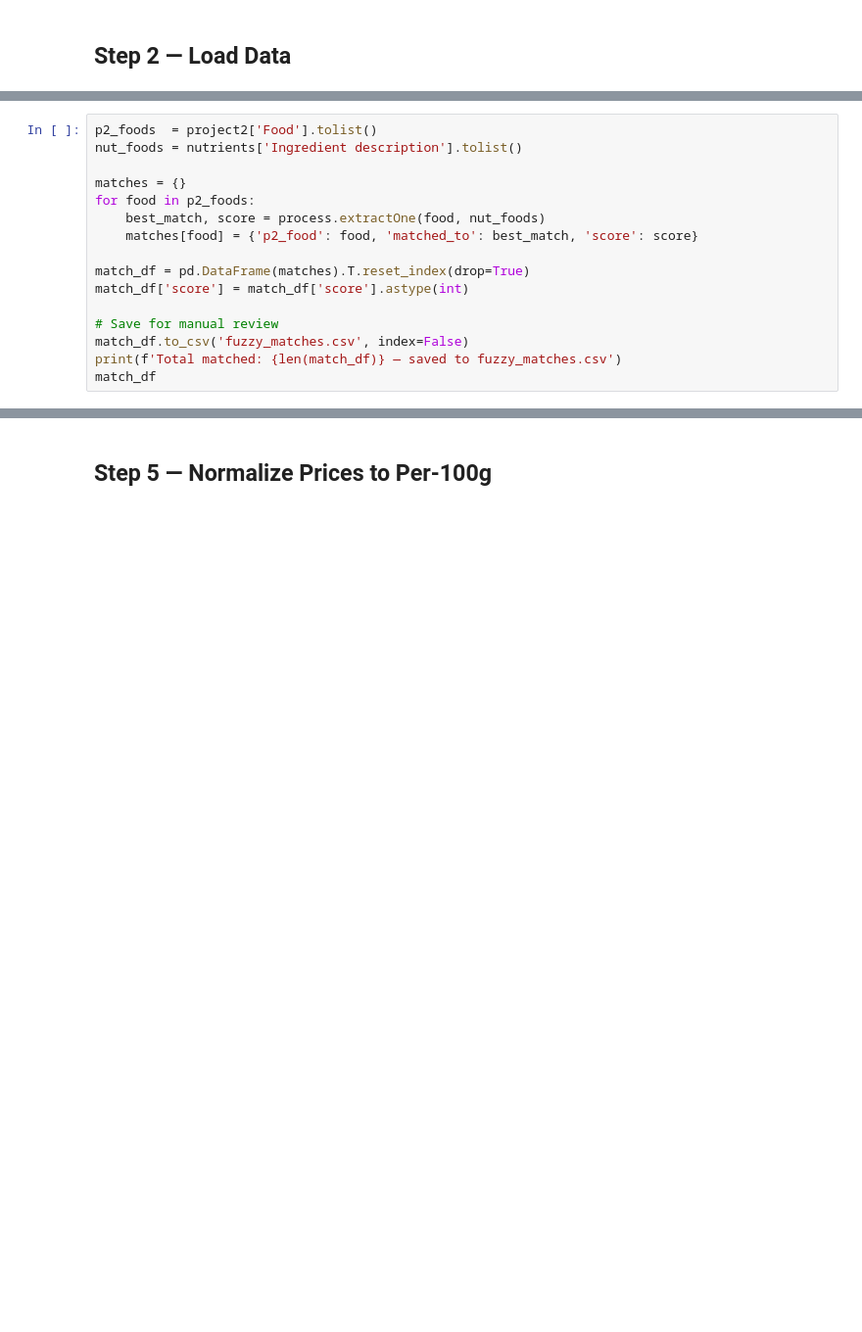
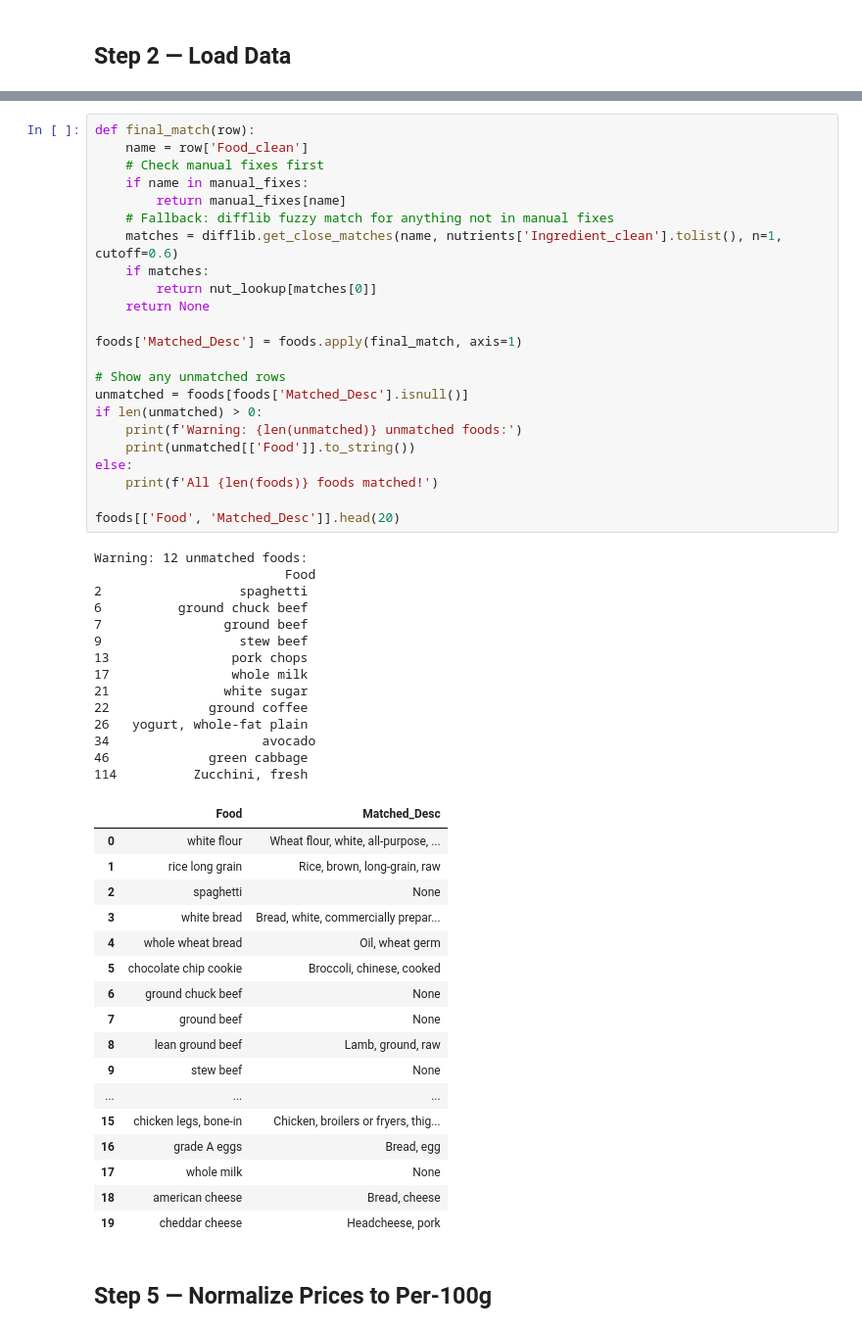
Before and after one commit to melon0420/Justus-von-Liebig, a Jupyter notebook: nutrient_mapping.ipynb, the cells around one changed output, grey strips where cells are left out. Shown at 98% size. Drawn from its saved outputs; the diff is of its cells as text; blank space fills up the shorter version.

```diff
--- a/nutrient_mapping.ipynb
+++ b/nutrient_mapping.ipynb
@@ -45,16 +247,0 @@ Nutrients shape: (2750, 67)
-# %%
-p2_foods  = project2['Food'].tolist()
-nut_foods = nutrients['Ingredient description'].tolist()
-
-matches = {}
-for food in p2_foods:
-    best_match, score = process.extractOne(food, nut_foods)
-    matches[food] = {'p2_food': food, 'matched_to': best_match, 'score': score}
-
-match_df = pd.DataFrame(matches).T.reset_index(drop=True)
-match_df['score'] = match_df['score'].astype(int)
-
-# Save for manual review
-match_df.to_csv('fuzzy_matches.csv', index=False)
-print(f'Total matched: {len(match_df)} — saved to fuzzy_matches.csv')
-match_df
@@ -131,3 +248,58 @@ Foods successfully merged: 176
+# %%
+def final_match(row):
+    name = row['Food_clean']
+    # Check manual fixes first
+    if name in manual_fixes:
+        return manual_fixes[name]
+    # Fallback: difflib fuzzy match for anything not in manual fixes
+    matches = difflib.get_close_matches(name, nutrients['Ingredient_clean'].tolist(), n=1, cutoff=0.6)
+    if matches:
+        return nut_lookup[matches[0]]
+    return None
+
+foods['Matched_Desc'] = foods.apply(final_match, axis=1)
+
+# Show any unmatched rows
+unmatched = foods[foods['Matched_Desc'].isnull()]
+if len(unmatched) > 0:
+    print(f'Warning: {len(unmatched)} unmatched foods:')
+    print(unmatched[['Food']].to_string())
+else:
+    print(f'All {len(foods)} foods matched!')
+
+foods[['Food', 'Matched_Desc']].head(20)
+# %% [output]
+Warning: 12 unmatched foods:
+                         Food
+2                  spaghetti
+6          ground chuck beef
+7                ground beef
+9                  stew beef
+13                pork chops
+17                whole milk
+21               white sugar
+22             ground coffee
+26   yogurt, whole-fat plain
+34                    avocado
+46             green cabbage
+114          Zucchini, fresh
+|  | Food | Matched_Desc |
+| 0 | white flour | Wheat flour, white, all-purpose, ... |
+| 1 | rice long grain | Rice, brown, long-grain, raw |
+| 2 | spaghetti | None |
+| 3 | white bread | Bread, white, commercially prepar... |
+| 4 | whole wheat bread | Oil, wheat germ |
+| 5 | chocolate chip cookie | Broccoli, chinese, cooked |
+| 6 | ground chuck beef | None |
+| 7 | ground beef | None |
+| 8 | lean ground beef | Lamb, ground, raw |
+| 9 | stew beef | None |
+| ... | ... | ... |
+| 15 | chicken legs, bone-in | Chicken, broilers or fryers, thig... |
+| 16 | grade A eggs | Bread, egg |
+| 17 | whole milk | None |
+| 18 | american cheese | Bread, cheese |
+| 19 | cheddar cheese | Headcheese, pork |
 # %% [markdown]
 ## Step 5 — Normalize Prices to Per-100g
 # %%
```
Also changed, not shown: parts of 20 cells of this notebook, 7 other files.
